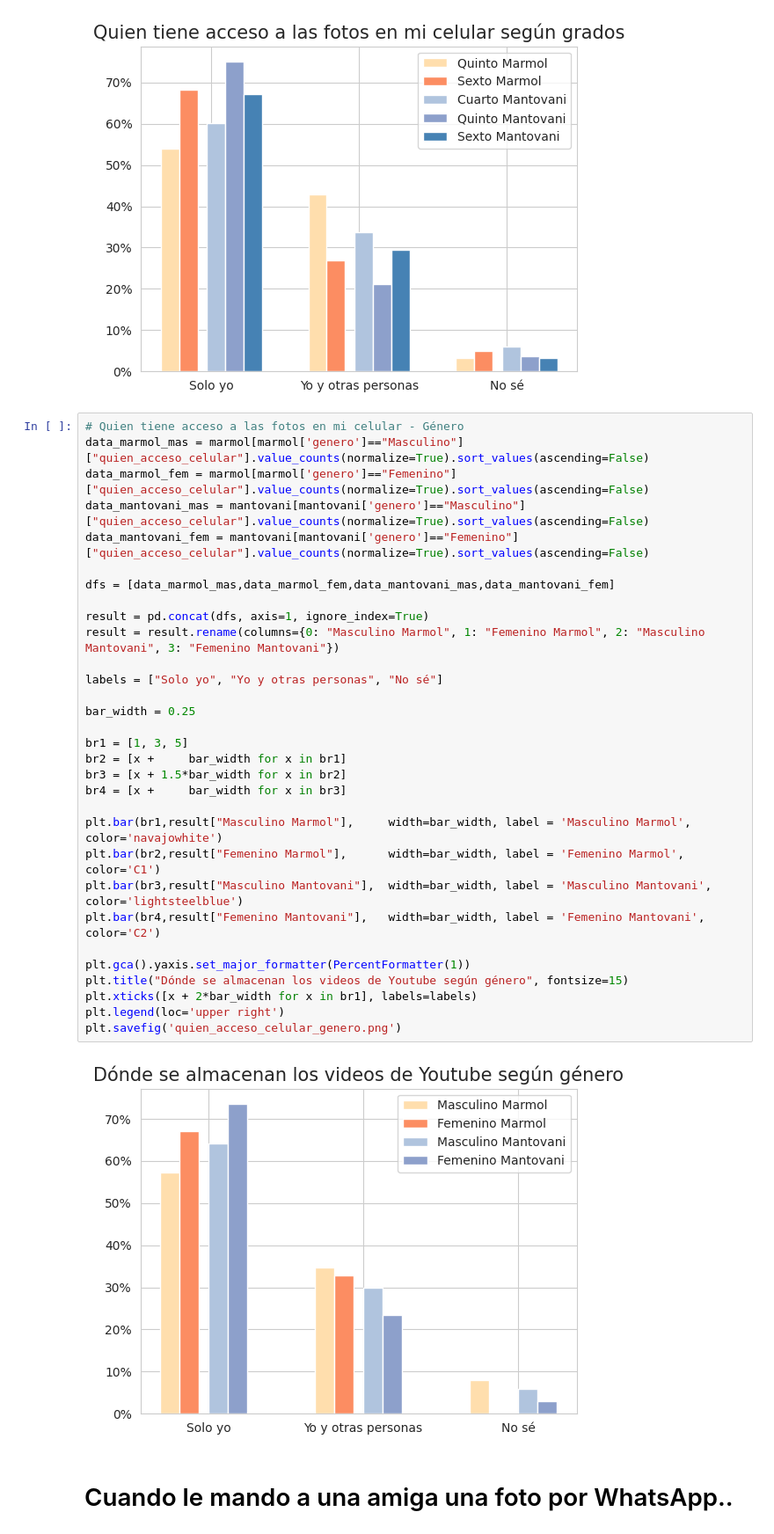
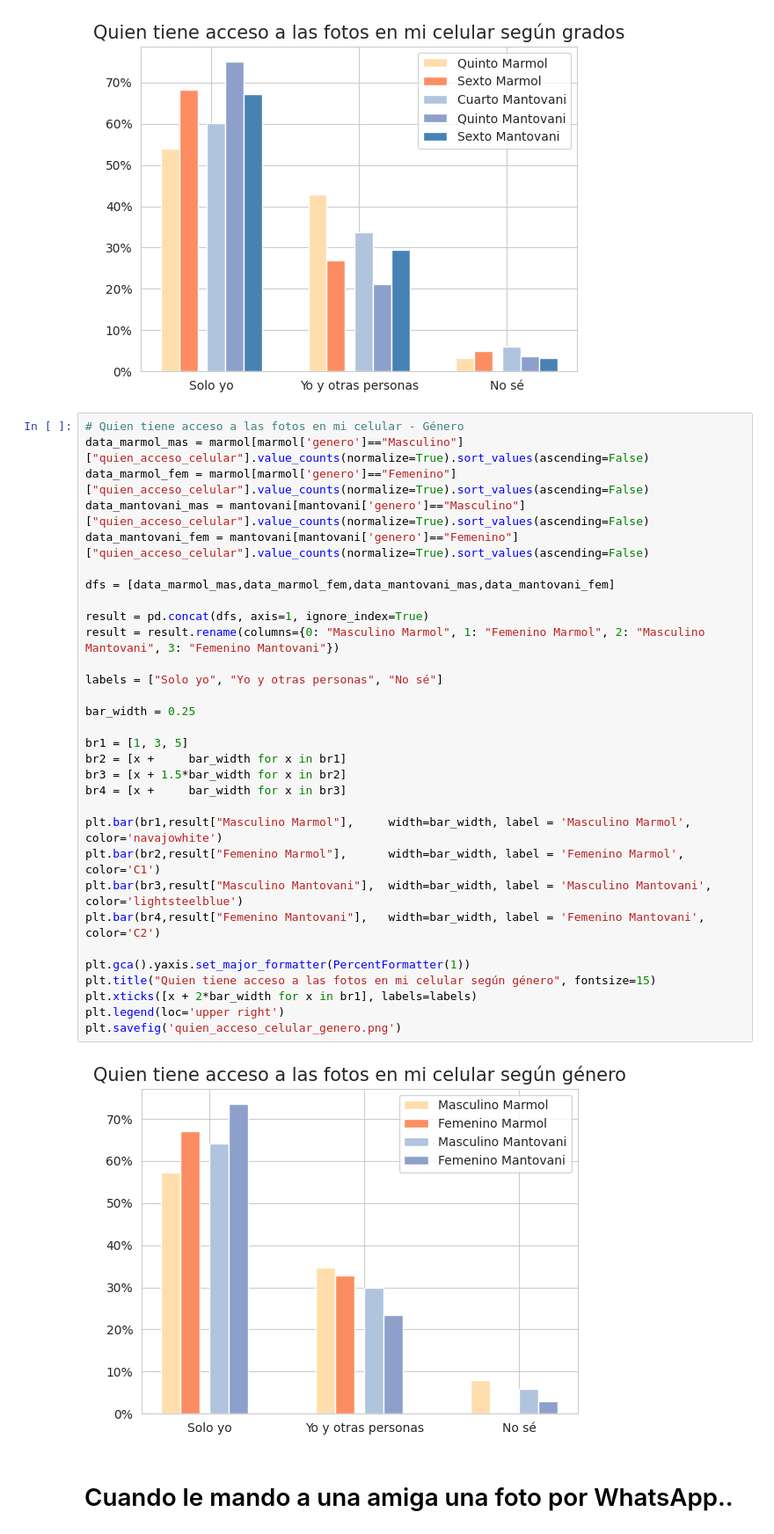
Before and after one commit to fedesassone/tesis, a Jupyter notebook: notebooks/misconceptions/Misconceptions.ipynb, the cells around one changed output. Shown at 88% size. Cells and saved outputs as stored; diff of their text form.

```diff
--- a/notebooks/misconceptions/Misconceptions.ipynb
+++ b/notebooks/misconceptions/Misconceptions.ipynb
@@ -222,35 +222,35 @@ plt.savefig('quien_acceso_celular_grados.png')
 # Quien tiene acceso a las fotos en mi celular - Género
 data_marmol_mas = marmol[marmol['genero']=="Masculino"]["quien_acceso_celular"].value_counts(normalize=True).sort_values(ascending=False)
 data_marmol_fem = marmol[marmol['genero']=="Femenino"]["quien_acceso_celular"].value_counts(normalize=True).sort_values(ascending=False)
 data_mantovani_mas = mantovani[mantovani['genero']=="Masculino"]["quien_acceso_celular"].value_counts(normalize=True).sort_values(ascending=False)
 data_mantovani_fem = mantovani[mantovani['genero']=="Femenino"]["quien_acceso_celular"].value_counts(normalize=True).sort_values(ascending=False)
 
 dfs = [data_marmol_mas,data_marmol_fem,data_mantovani_mas,data_mantovani_fem]
 
 result = pd.concat(dfs, axis=1, ignore_index=True)
 result = result.rename(columns={0: "Masculino Marmol", 1: "Femenino Marmol", 2: "Masculino Mantovani", 3: "Femenino Mantovani"})
 
 labels = ["Solo yo", "Yo y otras personas", "No sé"]
 
 bar_width = 0.25
 
 br1 = [1, 3, 5]
 br2 = [x +     bar_width for x in br1]
 br3 = [x + 1.5*bar_width for x in br2]
 br4 = [x +     bar_width for x in br3]
 
 plt.bar(br1,result["Masculino Marmol"],     width=bar_width, label = 'Masculino Marmol', color='navajowhite')
 plt.bar(br2,result["Femenino Marmol"],      width=bar_width, label = 'Femenino Marmol', color='C1')
 plt.bar(br3,result["Masculino Mantovani"],  width=bar_width, label = 'Masculino Mantovani', color='lightsteelblue')
 plt.bar(br4,result["Femenino Mantovani"],   width=bar_width, label = 'Femenino Mantovani', color='C2')
 
 plt.gca().yaxis.set_major_formatter(PercentFormatter(1))
-plt.title("Dónde se almacenan los videos de Youtube según género", fontsize=15)
+plt.title("Quien tiene acceso a las fotos en mi celular según género", fontsize=15)
 plt.xticks([x + 2*bar_width for x in br1], labels=labels)
 plt.legend(loc='upper right')
 plt.savefig('quien_acceso_celular_genero.png')
 # %% [output]
-[figure, old version]
+[figure, new version]
 # %% [markdown]
 # Cuando le mando a una amiga una foto por WhatsApp..
 # %%
```
Also changed, not shown: parts of 8 cells of this notebook, 8 other files.
